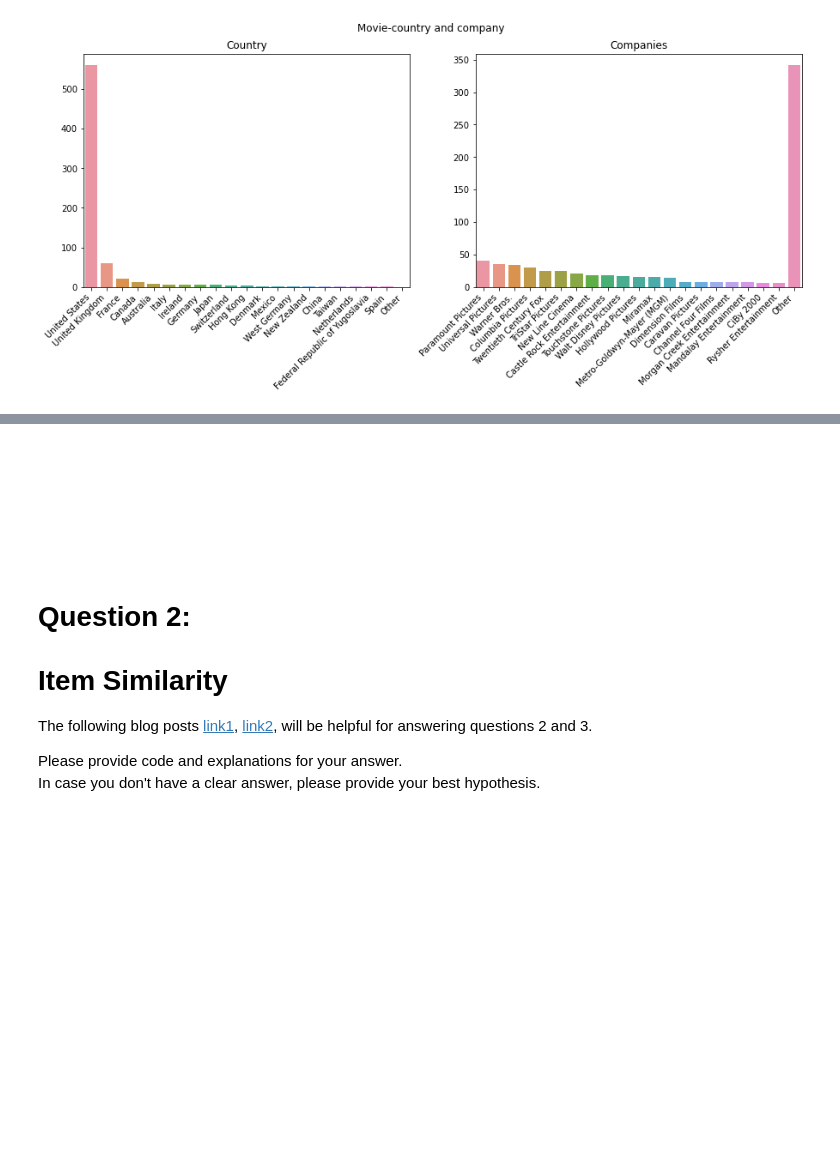
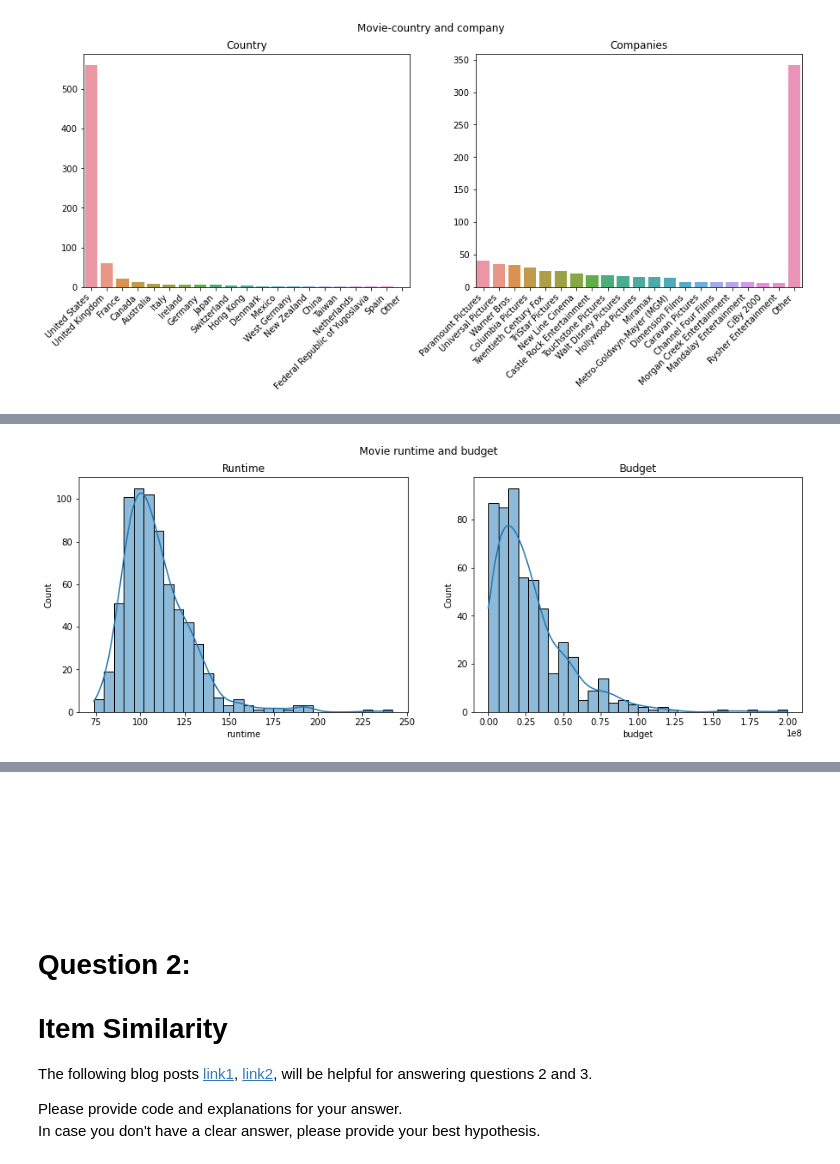
Before and after one commit to tsalex1992/Recommendation-Systems, a Jupyter notebook: HW2/Assignment2.ipynb, the cells around one changed output, grey strips where cells are left out. Drawn from its saved outputs; the diff is of its cells as text; code cells hidden in the pictures; blank space fills up the shorter version.

```diff
--- a/HW2/Assignment2.ipynb
+++ b/HW2/Assignment2.ipynb
@@ -286,0 +299,11 @@ fig.show()
+# %%
+# histogram of runtimes, budget
+fig, axes = plt.subplots(1, 2, figsize=(15, 5), sharey=False)
+fig.suptitle('Movie runtime and budget')
+sns.histplot(ax=axes[0], x=df_moviesHeader['runtime'], bins=30, kde=True)
+axes[0].set_title('Runtime')
+sns.histplot(ax=axes[1], x=df_moviesHeader['budget'], bins=30, kde=True)
+axes[1].set_title('Budget')
+fig.show()
+# %% [output]
+[figure, added]
```
Also changed, not shown: parts of 7 cells of this notebook.
